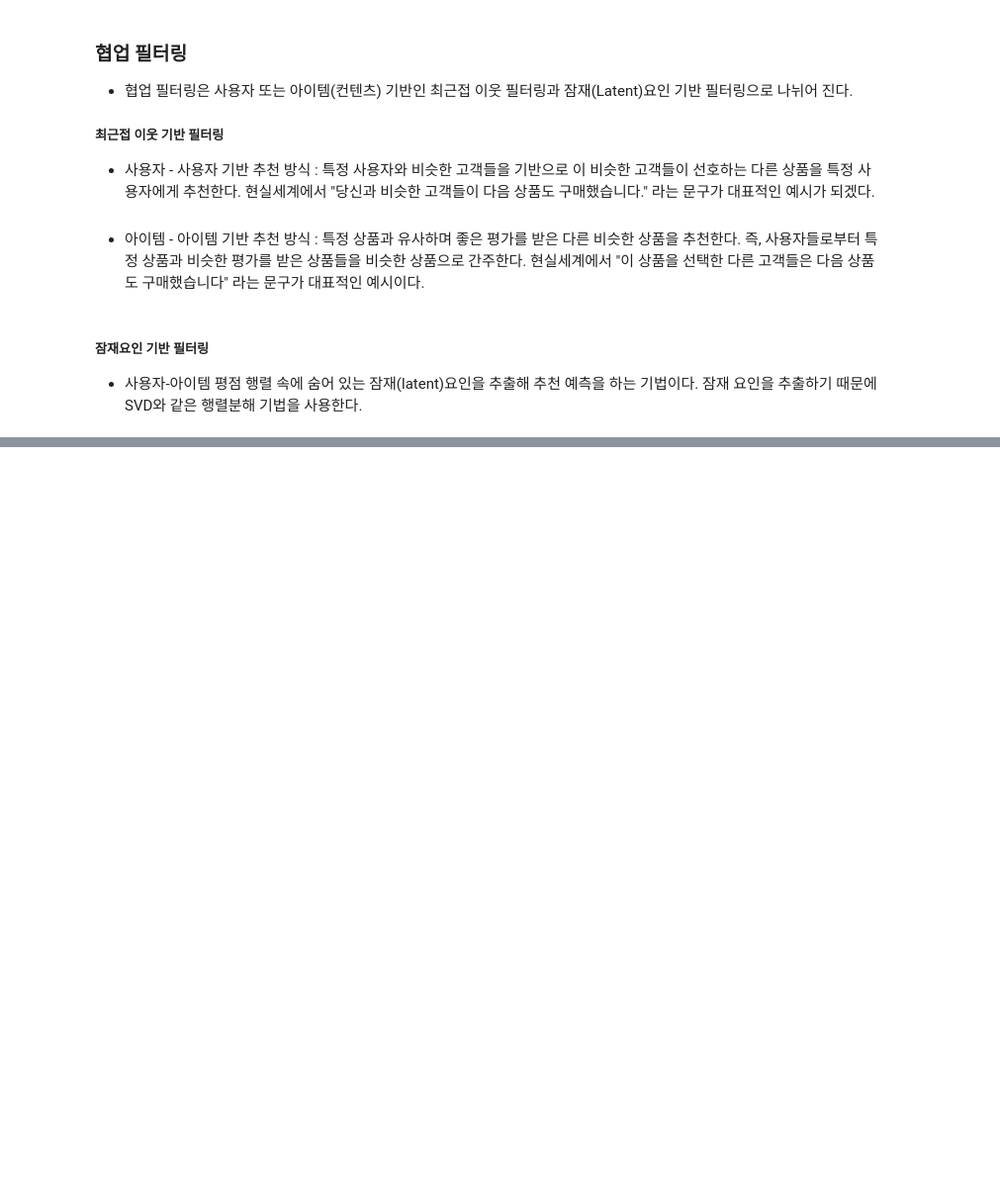
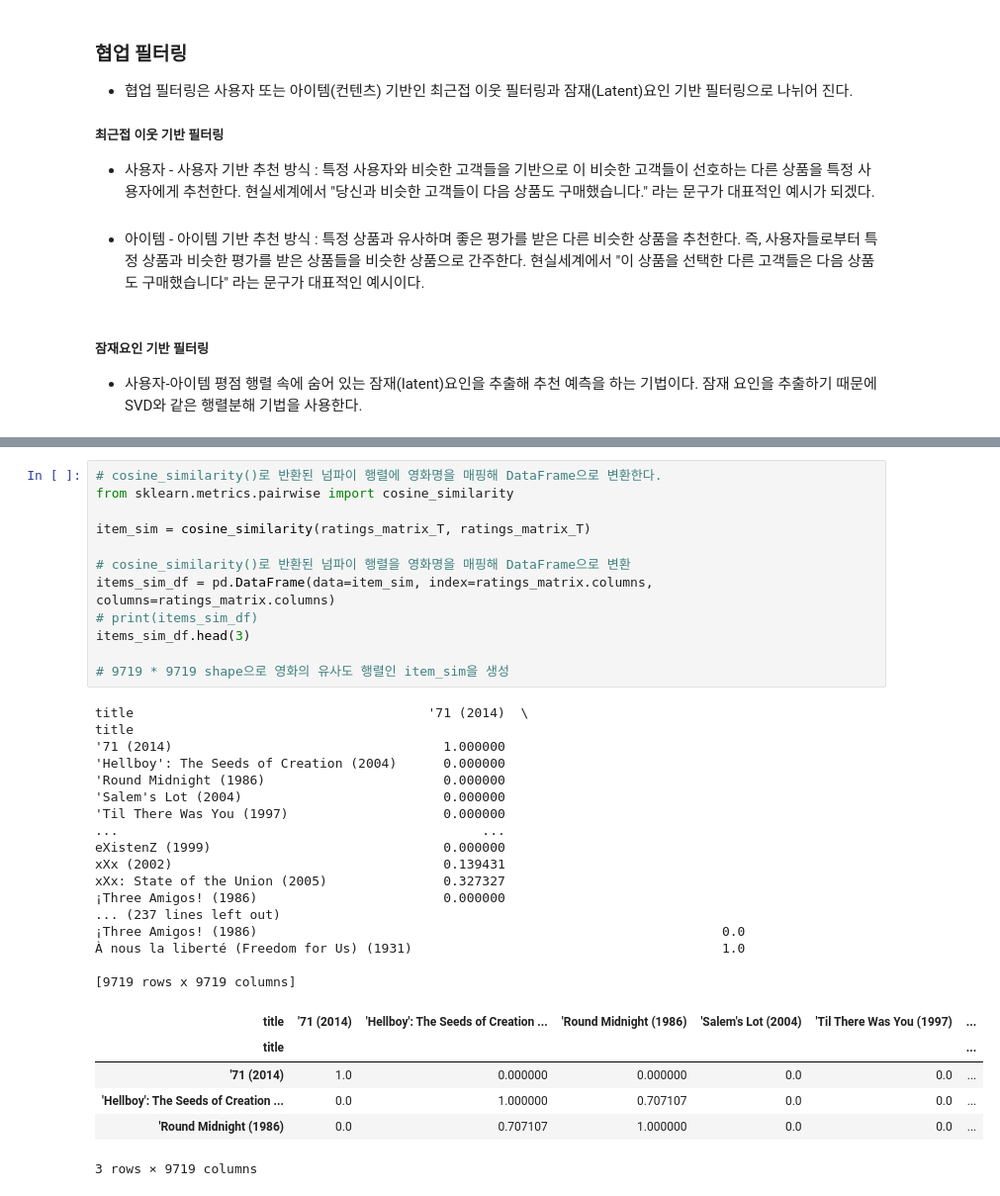
Before and after one commit to kkyxxn/curriculum, a Jupyter notebook: m8_머신러닝적용/ML_추천_아이템 기반 최근접 이웃.ipynb, the cells around one changed output, grey strips where cells are left out. Shown: that part at 99% size. Cells and saved outputs as stored; diff of their text form; blank space fills up the shorter version.

```diff
--- a/m8_머신러닝적용/ML_추천_아이템 기반 최근접 이웃.ipynb
+++ b/m8_머신러닝적용/ML_추천_아이템 기반 최근접 이웃.ipynb
@@ -42,0 +121,36 @@ NameError: name 'pd' is not defined
+# %%
+# cosine_similarity()로 반환된 넘파이 행렬에 영화명을 매핑해 DataFrame으로 변환한다.
+from sklearn.metrics.pairwise import cosine_similarity
+
+item_sim = cosine_similarity(ratings_matrix_T, ratings_matrix_T)
+
+# cosine_similarity()로 반환된 넘파이 행렬을 영화명을 매핑해 DataFrame으로 변환
+items_sim_df = pd.DataFrame(data=item_sim, index=ratings_matrix.columns, columns=ratings_matrix.columns)
+# print(items_sim_df)
+items_sim_df.head(3)
+
+# 9719 * 9719 shape으로 영화의 유사도 행렬인 item_sim을 생성
+# %% [output]
+title                                      '71 (2014)  \
+title
+'71 (2014)                                   1.000000
+'Hellboy': The Seeds of Creation (2004)      0.000000
+'Round Midnight (1986)                       0.000000
+'Salem's Lot (2004)                          0.000000
+'Til There Was You (1997)                    0.000000
+...                                               ...
+eXistenZ (1999)                              0.000000
+xXx (2002)                                   0.139431
+xXx: State of the Union (2005)               0.327327
+¡Three Amigos! (1986)                        0.000000
+... (237 lines left out)
+¡Three Amigos! (1986)                                                            0.0
+À nous la liberté (Freedom for Us) (1931)                                        1.0
+
+[9719 rows x 9719 columns]
+| title | '71 (2014) | 'Hellboy': The Seeds of Creation ... | 'Round Midnight (1986) | 'Salem's Lot (2004) | 'Til There Was You (1997) | ... |
+| title |  |  |  |  |  | ... |
+| '71 (2014) | 1.0 | 0.000000 | 0.000000 | 0.0 | 0.0 | ... |
+| 'Hellboy': The Seeds of Creation ... | 0.0 | 1.000000 | 0.707107 | 0.0 | 0.0 | ... |
+| 'Round Midnight (1986) | 0.0 | 0.707107 | 1.000000 | 0.0 | 0.0 | ... |
+3 rows × 9719 columns
```
Also changed, not shown: parts of 25 cells of this notebook, 1 other file.
